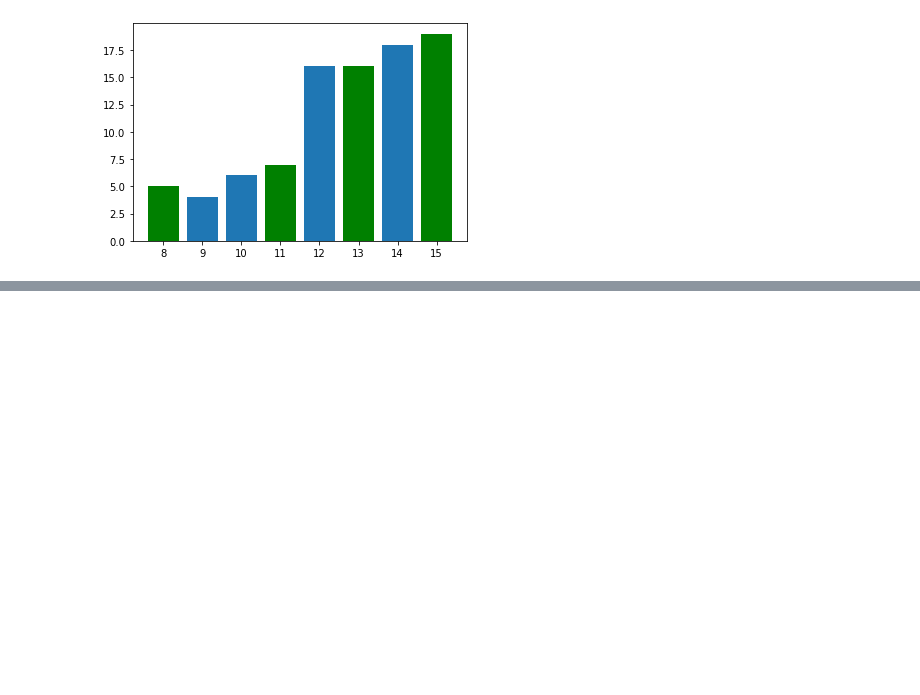
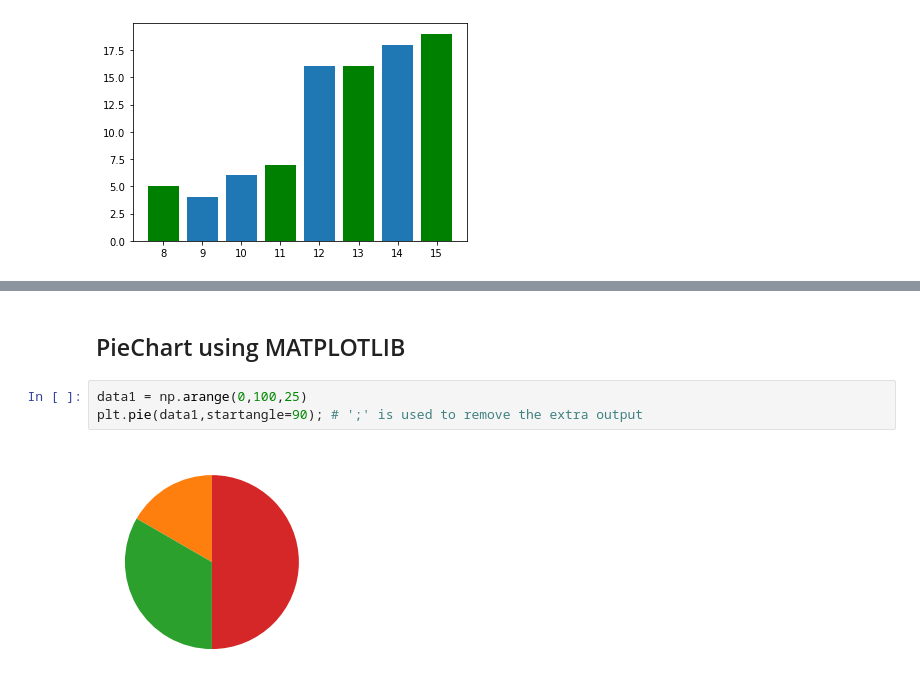
Before and after one commit to rahulrenegade/Machine-Learning-With-Python, a Jupyter notebook: Basics of Python.ipynb, the cells around one changed output, grey strips where cells are left out. Saved outputs shown, nothing was run; the diff lists cells and outputs as text; blank space fills up the shorter version.

```diff
--- a/Basics of Python.ipynb
+++ b/Basics of Python.ipynb
@@ -857,0 +880,7 @@ plt.hist(a, bins=20)
+# %% [markdown]
+## PieChart using MATPLOTLIB
+# %%
+data1 = np.arange(0,100,25)
+plt.pie(data1,startangle=90); # ';' is used to remove the extra output
+# %% [output]
+[figure, added]
```
Also changed, not shown: parts of 4 cells of this notebook.
